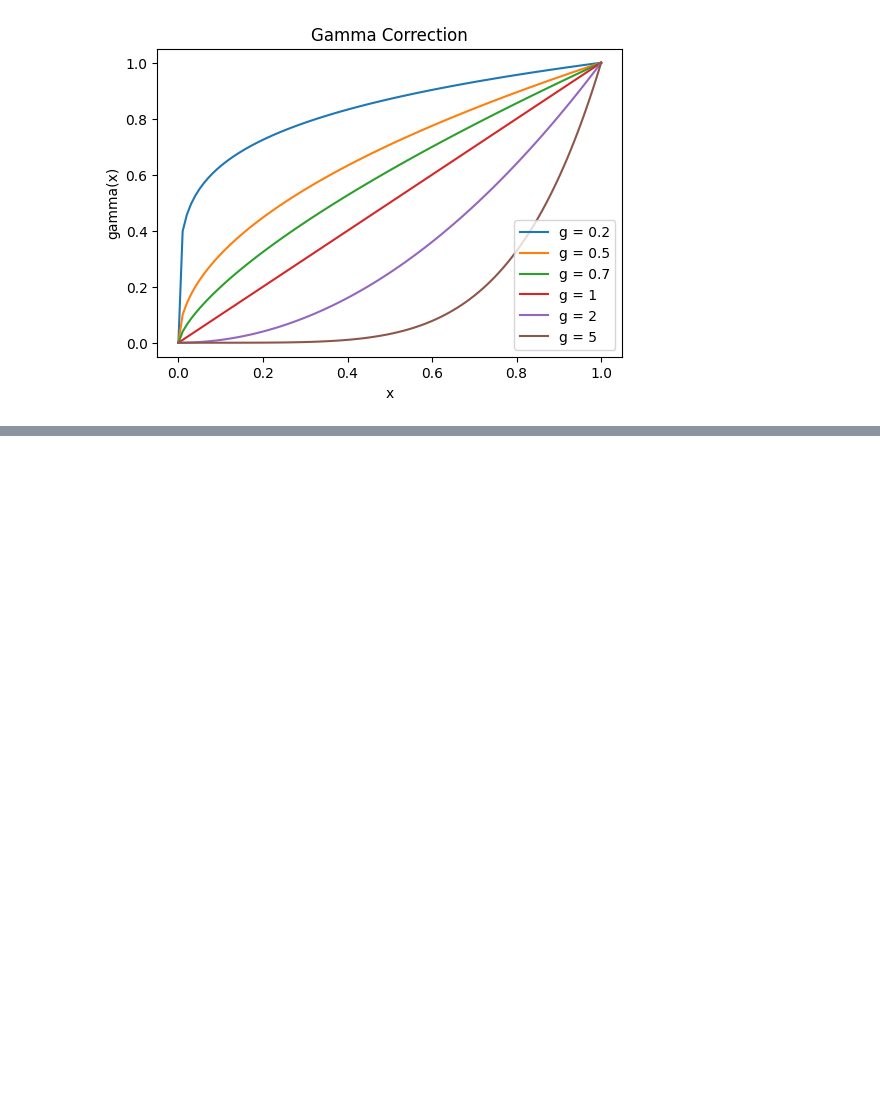
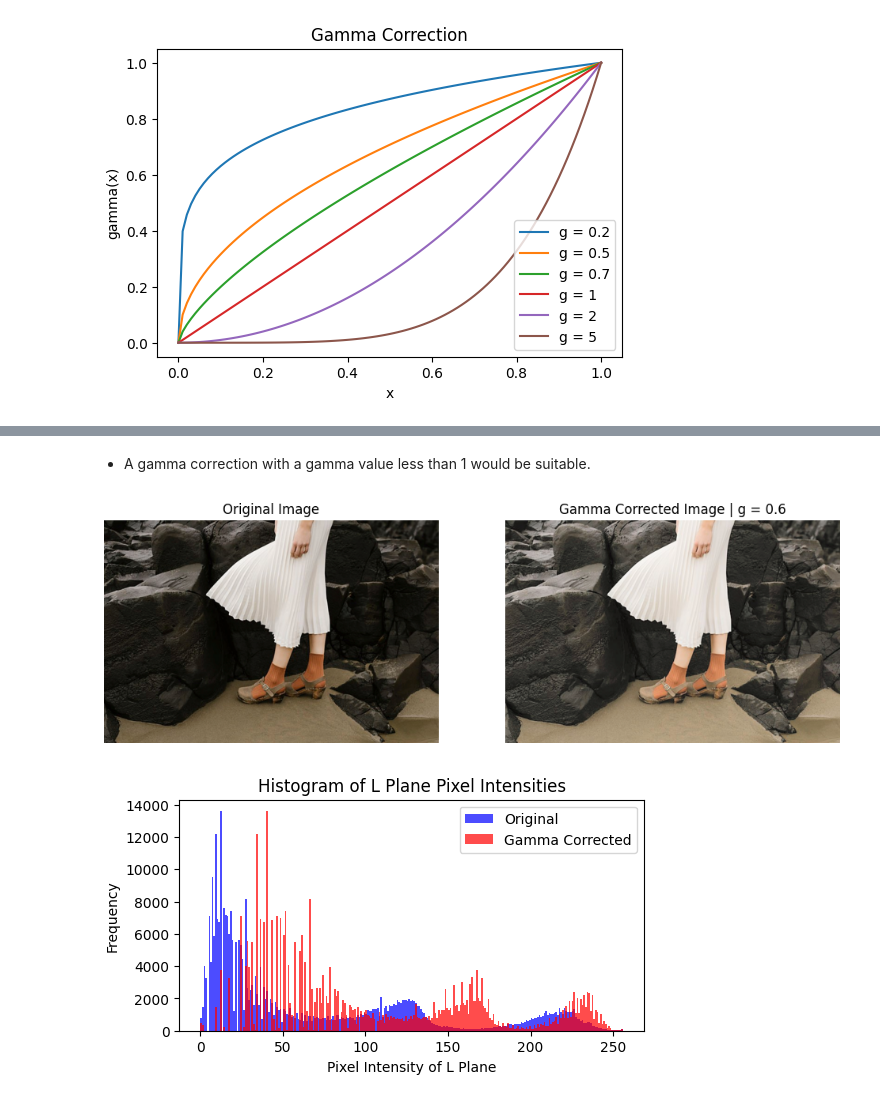
Before and after one commit to SayuruA/Basics-of-Image-Processing, a Jupyter notebook: part_1_Intensity_Transforming.ipynb, the cells around one changed output, grey strips where cells are left out. Drawn from its saved outputs; the diff is of its cells as text; code cells hidden in the pictures; blank space fills up the shorter version.

```diff
--- a/part_1_Intensity_Transforming.ipynb
+++ b/part_1_Intensity_Transforming.ipynb
@@ -144,0 +167,43 @@ t_grey[0:140] = np.linspace(0, 180, 40).astype(np.uint8)
+# %% [markdown]
+* A gamma correction with a gamma value less than 1 would be suitable.
+# %%
+# set the gamma value
+g = 0.6
+
+# create the gamma transformation
+x = np.linspace(0,1,256)
+gamma = x**g
+# gamma transformation
+trnf = (gamma*255).astype(np.uint8)
+new = cv.LUT(L, trnf)
+
+# gamma corrected image
+gamma_im = cv.merge((new, a, b))
+gamma_im = cv.cvtColor(gamma_im, cv.COLOR_Lab2RGB)
+
+# plot the original and gamma corrected images side by side
+fig, ax = plt.subplots(1, 2 , figsize=(12,8))
+ax[0].imshow(cv.cvtColor(im_gamma, cv.COLOR_Lab2RGB) ) #
+ax[0].set_title("Original Image")
+ax[1].imshow(gamma_im)
+ax[1].set_title("Gamma Corrected Image | g = "+str(g))
+ax[ 0].axis('off')
+ax[ 1].axis('off')
+plt.show()
+
+# plot the histogram of the gamma corrected L plane (of Lab space)
+temp = cv.cvtColor(gamma_im, cv.COLOR_RGB2Lab)
+g_L, g_a , g_b = cv.split(temp)
+
+print('\n\n')
+plt.figure(figsize=(6,3))
+plt.hist(pixels_L, bins=256, range=(0, 256), color='blue', alpha=0.7)
+plt.hist(g_L.flatten(), bins=256, range=(0, 256), color='red', alpha=0.7)
+plt.legend(['Original','Gamma Corrected'])
+plt.xlabel('Pixel Intensity of L Plane')
+plt.ylabel('Frequency')
+plt.title('Histogram of L Plane Pixel Intensities')
+plt.show()
+# %% [output]
+[figure, added]
+[figure, added]
```
Also changed, not shown: parts of 8 cells of this notebook.
